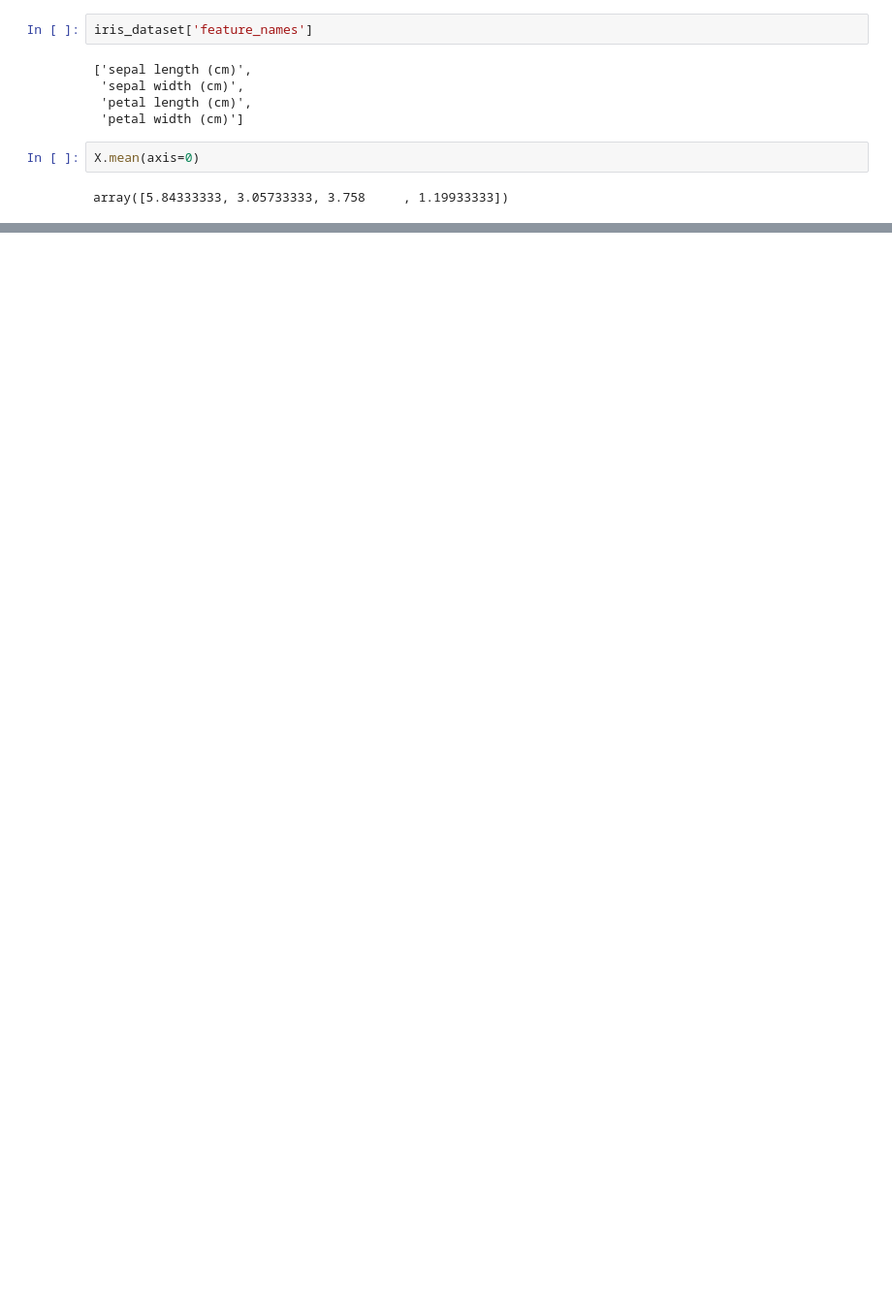
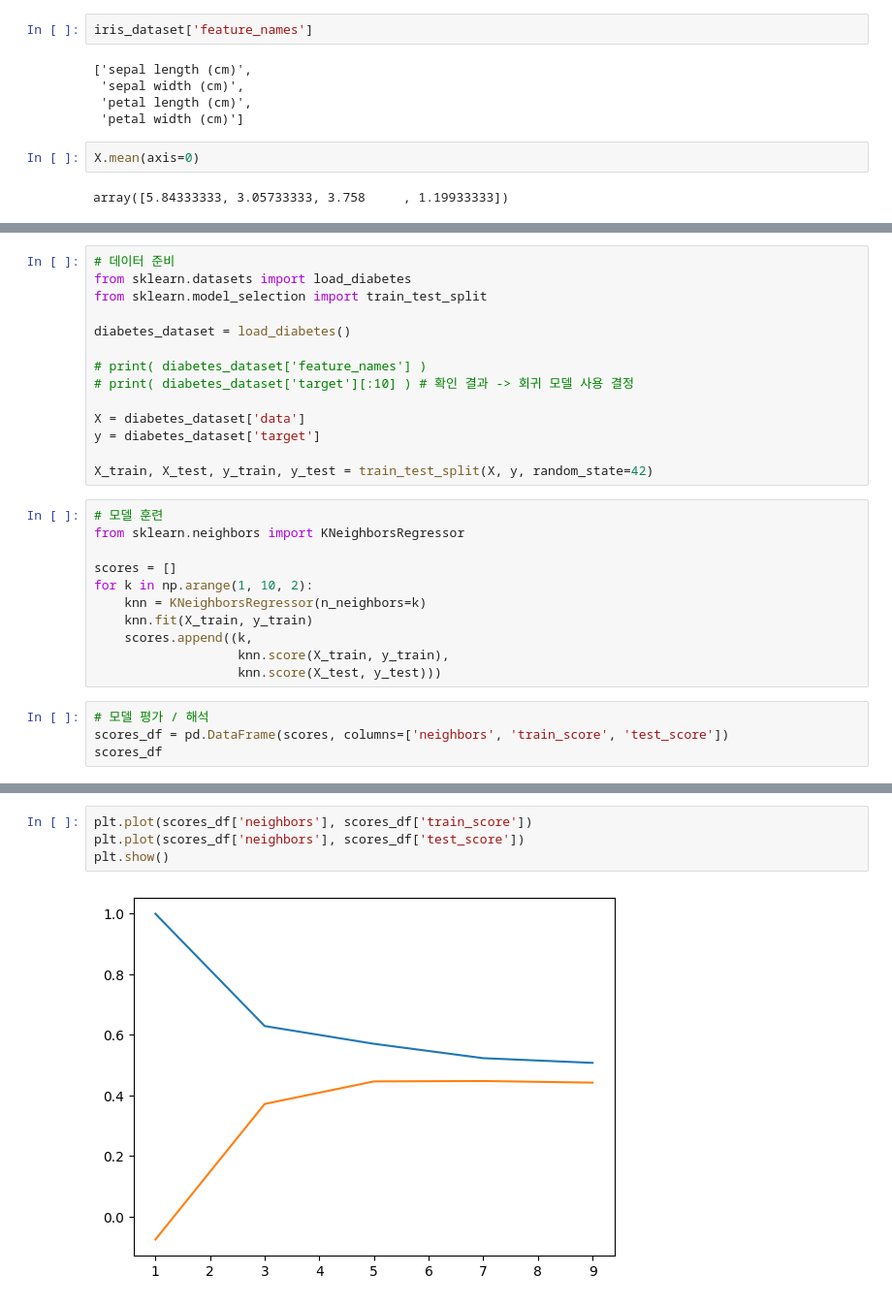
Before and after one commit to shared-repo/human-da, a Jupyter notebook: workspace/ml-basic/example-03.ipynb, the cells around one changed output, grey strips where cells are left out. Shown: that part at 97% size. Drawn from its saved outputs; the diff is of its cells as text; blank space fills up the shorter version.

```diff
--- a/workspace/ml-basic/example-03.ipynb
+++ b/workspace/ml-basic/example-03.ipynb
@@ -60,0 +82,29 @@ Reshape your data either using array.reshape(-1, 1) if your data has a single fe
+# %%
+# 데이터 준비
+from sklearn.datasets import load_diabetes
+from sklearn.model_selection import train_test_split
+
+diabetes_dataset = load_diabetes()
+
+# print( diabetes_dataset['feature_names'] )
+# print( diabetes_dataset['target'][:10] ) # 확인 결과 -> 회귀 모델 사용 결정
+
+X = diabetes_dataset['data']
+y = diabetes_dataset['target']
+
+X_train, X_test, y_train, y_test = train_test_split(X, y, random_state=42)
+# %%
+# 모델 훈련
+from sklearn.neighbors import KNeighborsRegressor
+
+scores = []
+for k in np.arange(1, 10, 2):
+    knn = KNeighborsRegressor(n_neighbors=k)
+    knn.fit(X_train, y_train)
+    scores.append((k,
+                   knn.score(X_train, y_train),
+                   knn.score(X_test, y_test)))
+# %%
+# 모델 평가 / 해석
+scores_df = pd.DataFrame(scores, columns=['neighbors', 'train_score', 'test_score'])
+scores_df
@@ -60,0 +118,6 @@ Reshape your data either using array.reshape(-1, 1) if your data has a single fe
+# %%
+plt.plot(scores_df['neighbors'], scores_df['train_score'])
+plt.plot(scores_df['neighbors'], scores_df['test_score'])
+plt.show()
+# %% [output]
+[figure, added]
```
Also changed, not shown: parts of 6 cells of this notebook.
